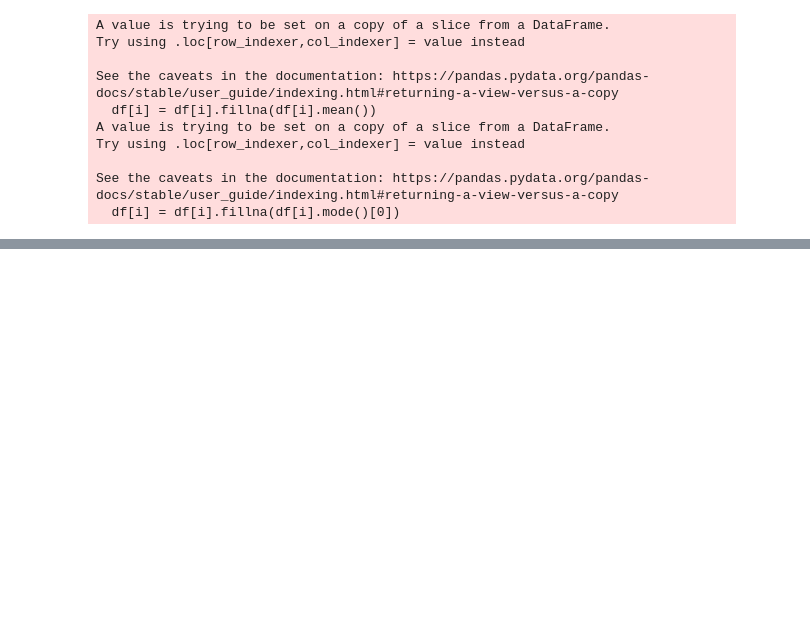
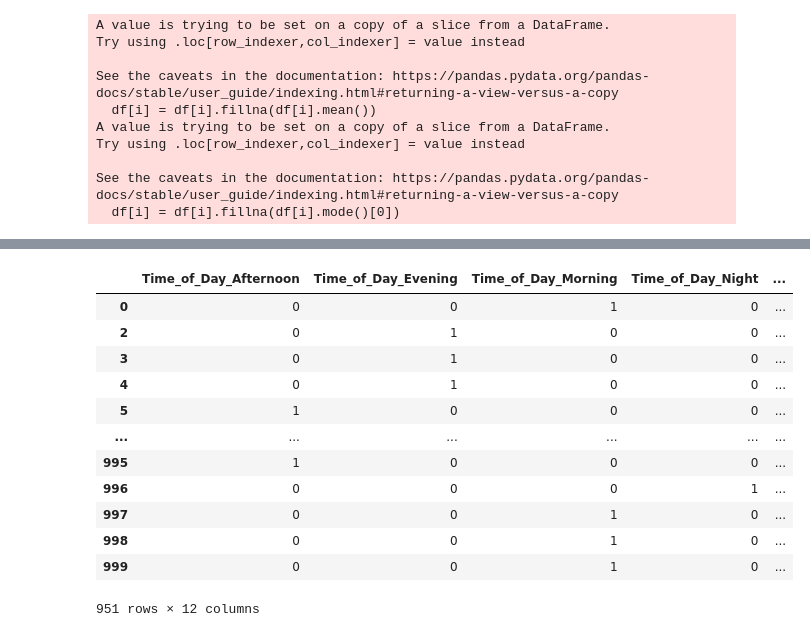
Before and after one commit to AnandVinodkumar/Numpy_Works, a Jupyter notebook: TaxiPricing/taxi_pricing.ipynb, the cells around one changed output, grey strips where cells are left out. Saved outputs shown, nothing was run; the diff lists cells and outputs as text; code cells hidden in the pictures; blank space fills up the shorter version.

```diff
--- a/TaxiPricing/taxi_pricing.ipynb
+++ b/TaxiPricing/taxi_pricing.ipynb
@@ -105,0 +137,20 @@ See the caveats in the documentation: https://pandas.pydata.org/pandas-docs/stab
+# %%
+"""
+One-Hot Encoder
+"""
+dfe = pandas.get_dummies(df[['Time_of_Day','Day_of_Week','Traffic_Conditions','Weather']],dtype=int)
+dfe
+# %% [output]
+|  | Time_of_Day_Afternoon | Time_of_Day_Evening | Time_of_Day_Morning | Time_of_Day_Night | ... |
+| 0 | 0 | 0 | 1 | 0 | ... |
+| 2 | 0 | 1 | 0 | 0 | ... |
+| 3 | 0 | 1 | 0 | 0 | ... |
+| 4 | 0 | 1 | 0 | 0 | ... |
+| 5 | 1 | 0 | 0 | 0 | ... |
+| ... | ... | ... | ... | ... | ... |
+| 995 | 1 | 0 | 0 | 0 | ... |
+| 996 | 0 | 0 | 0 | 1 | ... |
+| 997 | 0 | 0 | 1 | 0 | ... |
+| 998 | 0 | 0 | 1 | 0 | ... |
+| 999 | 0 | 0 | 1 | 0 | ... |
+951 rows × 12 columns
```
Also changed, not shown: parts of 7 cells of this notebook, 2 other files.
